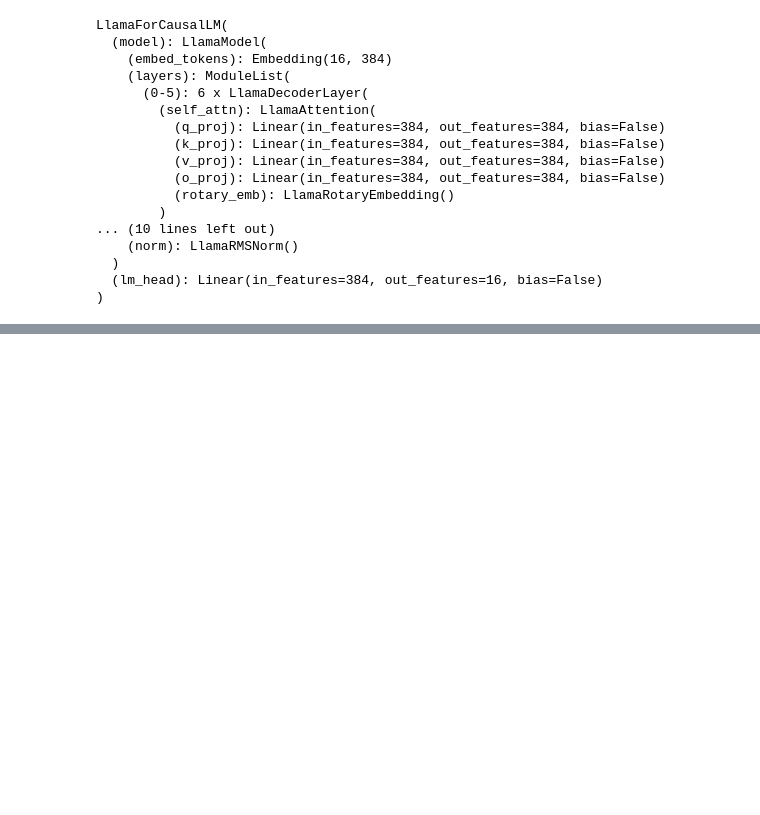
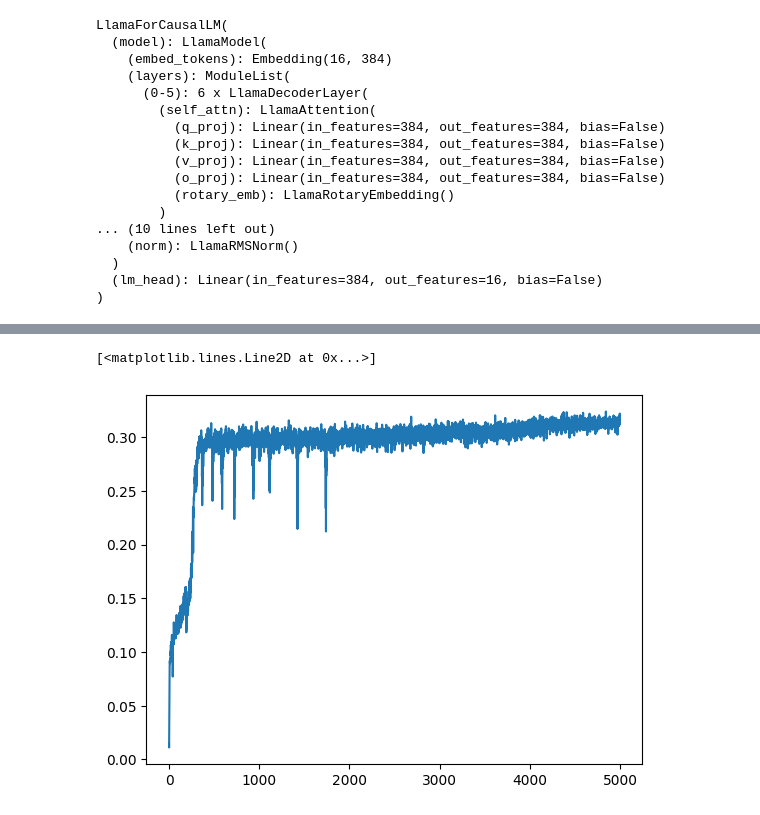
Before and after one commit to GaPaLa/Math-GPT, a Jupyter notebook: visualize_activations_vanilla.ipynb, the cells around one changed output, grey strips where cells are left out. Drawn from its saved outputs; the diff is of its cells as text; code cells hidden in the pictures; blank space fills up the shorter version.

```diff
--- a/visualize_activations_vanilla.ipynb
+++ b/visualize_activations_vanilla.ipynb
@@ -327,3 +418,8 @@ plt.plot(eval_losses)
+# %%
+plt.plot(accs)
+# %% [output]
+[<matplotlib.lines.Line2D at 0x...>]
+[figure, added]
 # %%
 plt.plot(eval_accs)
 # %% [output]
```
Also changed, not shown: parts of 10 cells of this notebook.
